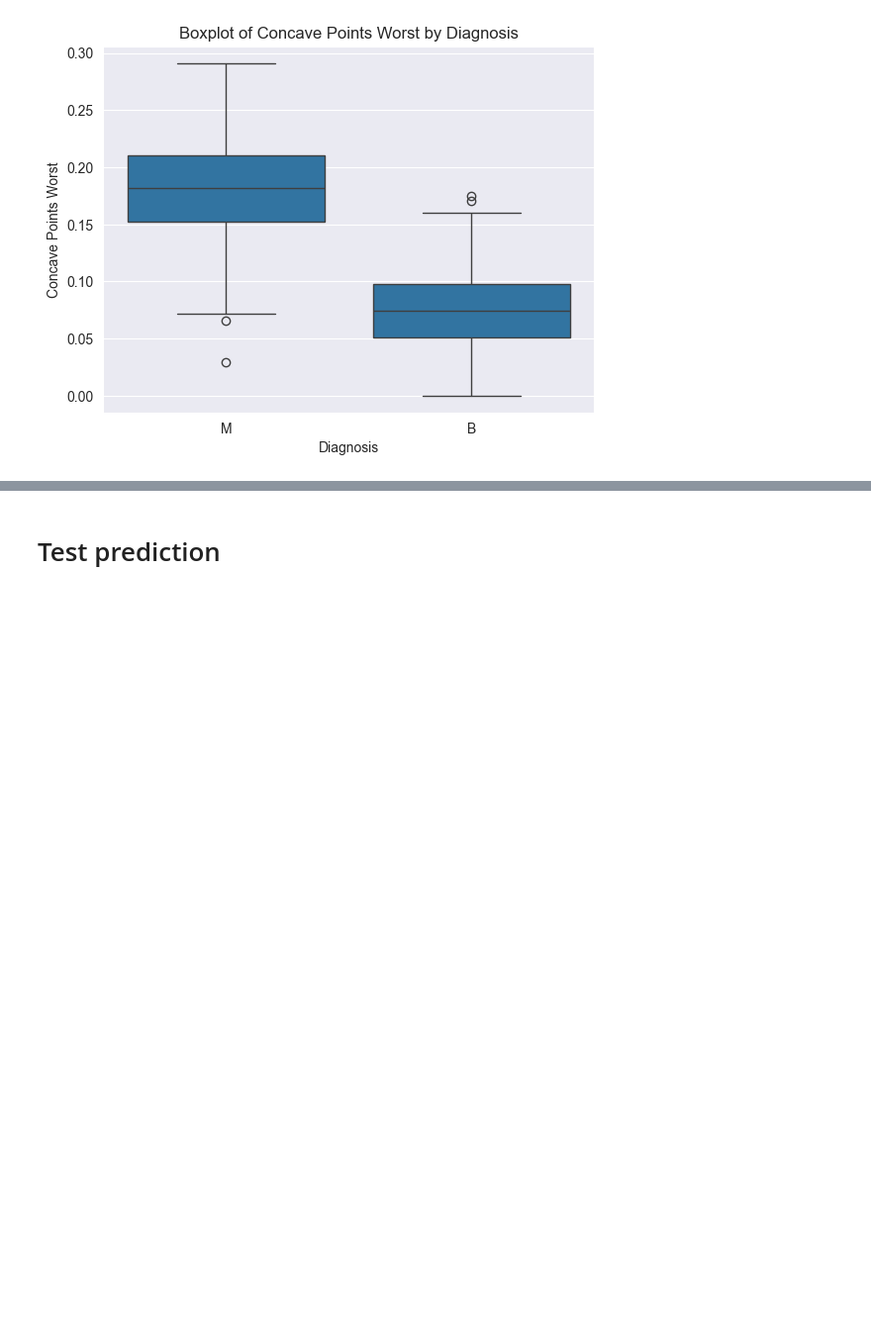
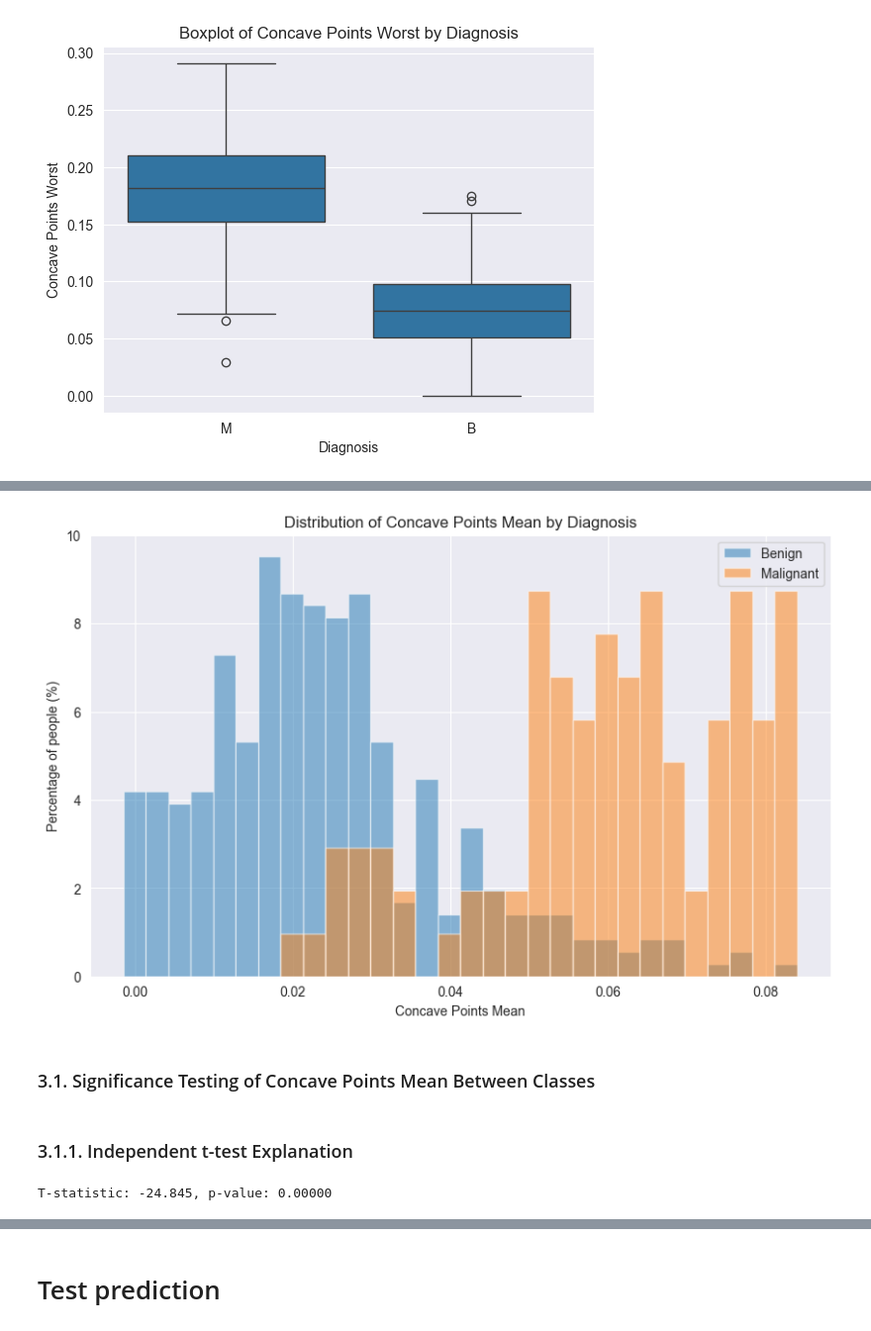
Before and after one commit to plamensve/RANDOM_FOREST_ALGORITHM, a Jupyter notebook: random_forest_algorithm.ipynb, the cells around one changed output, grey strips where cells are left out. Shown at 99% size. Cells and saved outputs as stored; diff of their text form; code cells hidden in the pictures; blank space fills up the shorter version.

```diff
--- a/random_forest_algorithm.ipynb
+++ b/random_forest_algorithm.ipynb
@@ -889,0 +911,3 @@ plt.show()
+# %%
+df = data[['diagnosis', 'concave points_mean']]
+df
@@ -889,0 +928,36 @@ plt.show()
+# %%
+benign = df[df['diagnosis'] == 'B']['concave points_mean']
+malignant = df[df['diagnosis'] == 'M']['concave points_mean']
+
+plt.figure(figsize=(10, 6))
+
+counts_benign, bins = np.histogram(benign, bins=30)
+counts_malignant, _ = np.histogram(malignant, bins=bins)
+
+counts_benign_percent = counts_benign / counts_benign.sum() * 100
+counts_malignant_percent = counts_malignant / counts_malignant.sum() * 100
+
+bin_width = bins[1] - bins[0]
+
+plt.bar(bins[:-1], counts_benign_percent, width=bin_width, alpha=0.5, label='Benign')
+plt.bar(bins[:-1], counts_malignant_percent, width=bin_width, alpha=0.5, label='Malignant')
+
+plt.title('Distribution of Concave Points Mean by Diagnosis')
+plt.xlabel('Concave Points Mean')
+plt.ylabel('Percentage of people (%)')
+
+plt.legend()
+plt.show()
+# %% [output]
+[figure, added]
+# %% [markdown]
+### 3.1. Significance Testing of Concave Points Mean Between Classes
+# %% [markdown]
+### 3.1.1. Independent t-test Explanation
+# %%
+from scipy.stats import ttest_ind
+
+t_stat, p_value = ttest_ind(benign, malignant, equal_var=False)
+print(f"T-statistic: {t_stat:.3f}, p-value: {p_value:.5f}")
+# %% [output]
+T-statistic: -24.845, p-value: 0.00000
```
Also changed, not shown: parts of 11 cells of this notebook.
